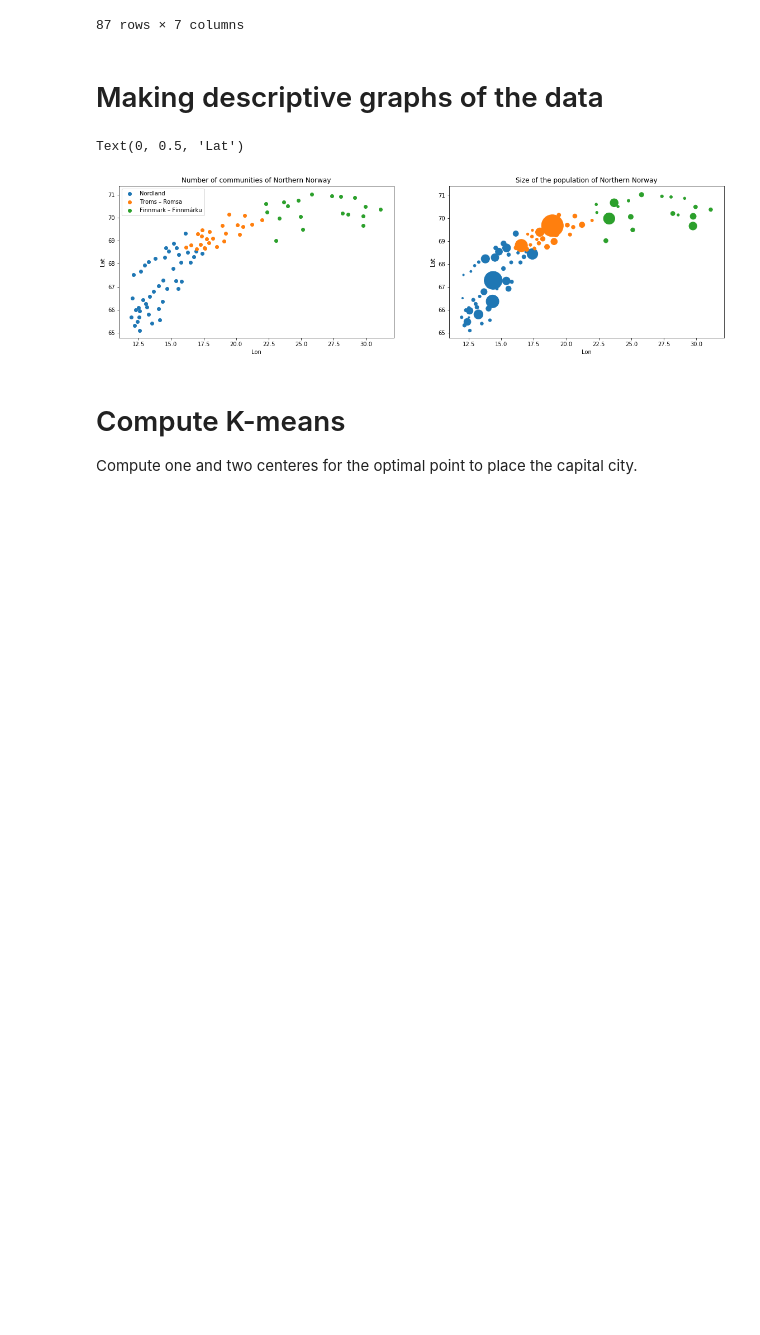
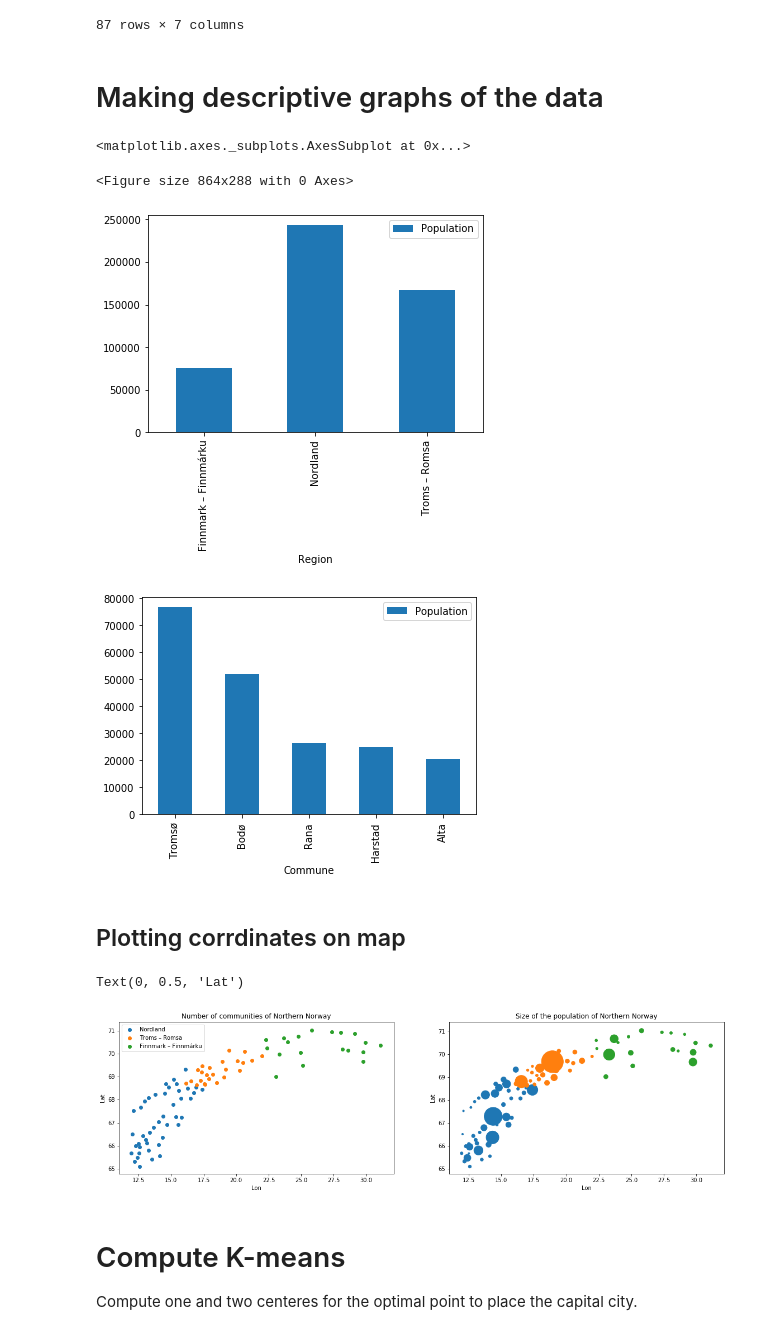
Before and after one commit to perhenrik90/Coursera_Capstone, a Jupyter notebook: getting_data.ipynb, the cells around one changed output. Saved outputs shown, nothing was run; the diff lists cells and outputs as text; code cells hidden in the pictures; blank space fills up the shorter version.

Commit message:
added more charts

```diff
--- a/getting_data.ipynb
+++ b/getting_data.ipynb
@@ -175,4 +175,23 @@ df
 87 rows × 7 columns
 # %% [markdown]
 # Making descriptive graphs of the data
+# %%
+# simple barplot to see the size of the regions
+f = plt.figure(figsize=(12,4))
+
+g = df.groupby('Region').sum()[['Population']]
+g.plot(kind='bar')
+g
+
+bigest = df.sort_values('Population',ascending=False).iloc[0:5,:].set_index('Commune')
+bigest = bigest[['Population']]
+
+bigest.plot(kind='bar')
+# %% [output]
+<matplotlib.axes._subplots.AxesSubplot at 0x...>
+<Figure size 864x288 with 0 Axes>
+[figure, added]
+[figure, added]
+# %% [markdown]
+## Plotting corrdinates on map
 # %%
```
Also changed, not shown: parts of 3 cells of this notebook, 5 other files.
